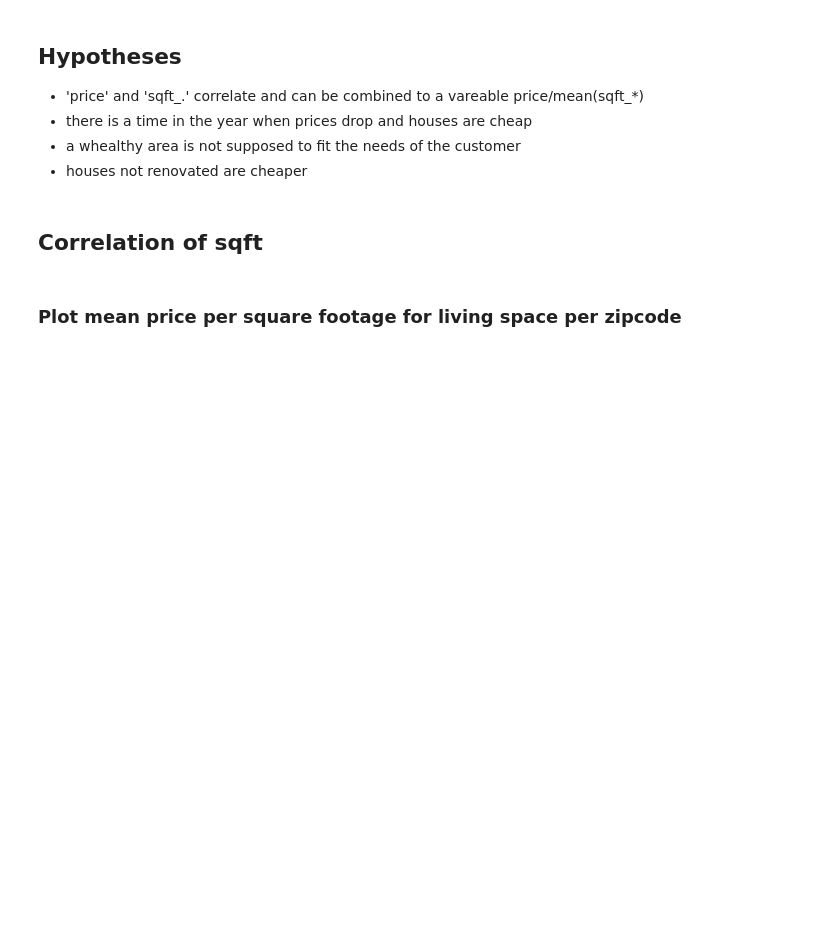
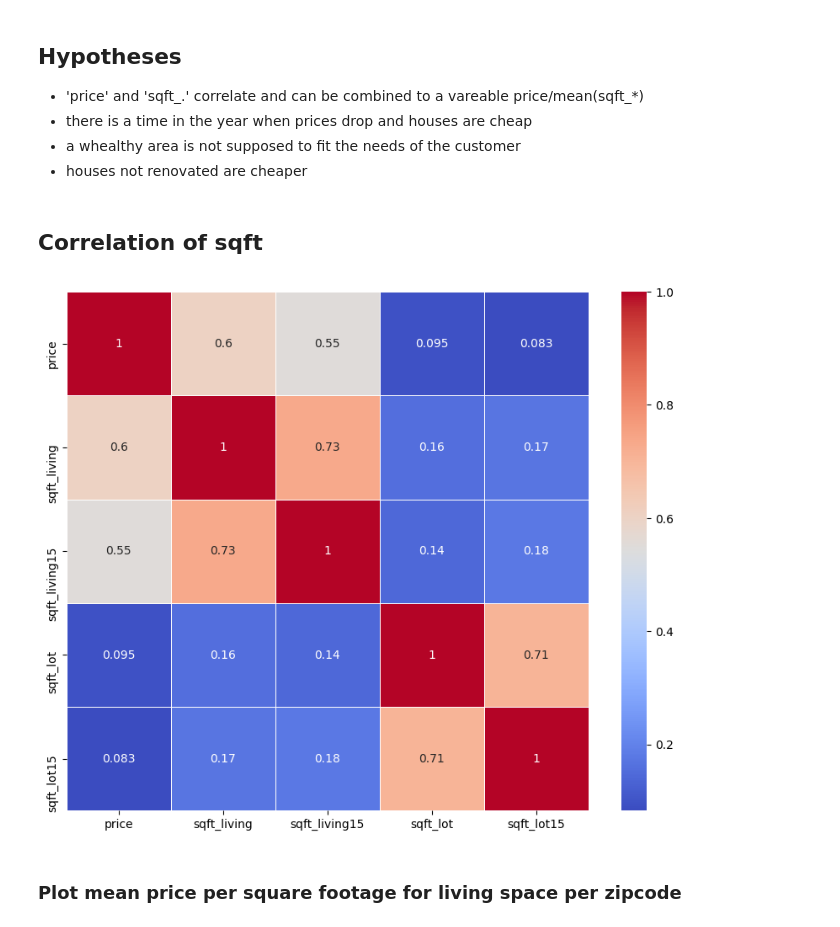
Before and after one commit to tomduese/ds-eda-project, a Jupyter notebook: EDA.ipynb, the cells around one changed output. Drawn from its saved outputs; the diff is of its cells as text; code cells hidden in the pictures; blank space fills up the shorter version.

```diff
--- a/EDA.ipynb
+++ b/EDA.ipynb
@@ -300,3 +297,12 @@ corr = df_customer[
+# %%
+# draw the heatmap
+plt.figure(figsize=(10, 8))
+corr = df_customer[
+    ["price", "sqft_living", "sqft_living15", "sqft_lot", "sqft_lot15"]
+].corr()
+ax = sns.heatmap(corr, linewidths=0.5, annot=True, cmap="coolwarm")
+# %% [output]
+[figure, added]
 # %% [markdown]
 ### Plot mean price per square footage for living space per zipcode
 # %%
```
Also changed, not shown: parts of 12 cells of this notebook.
